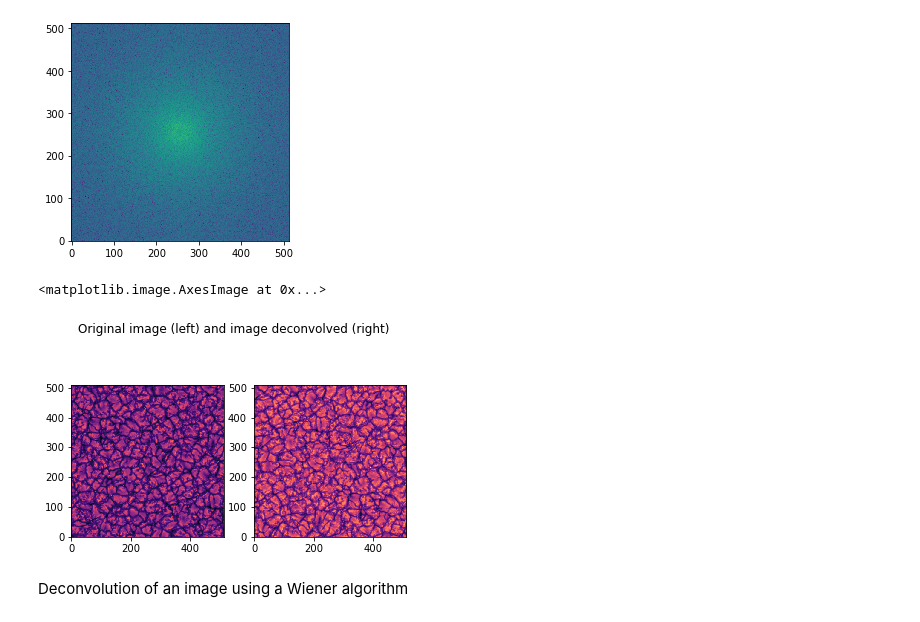
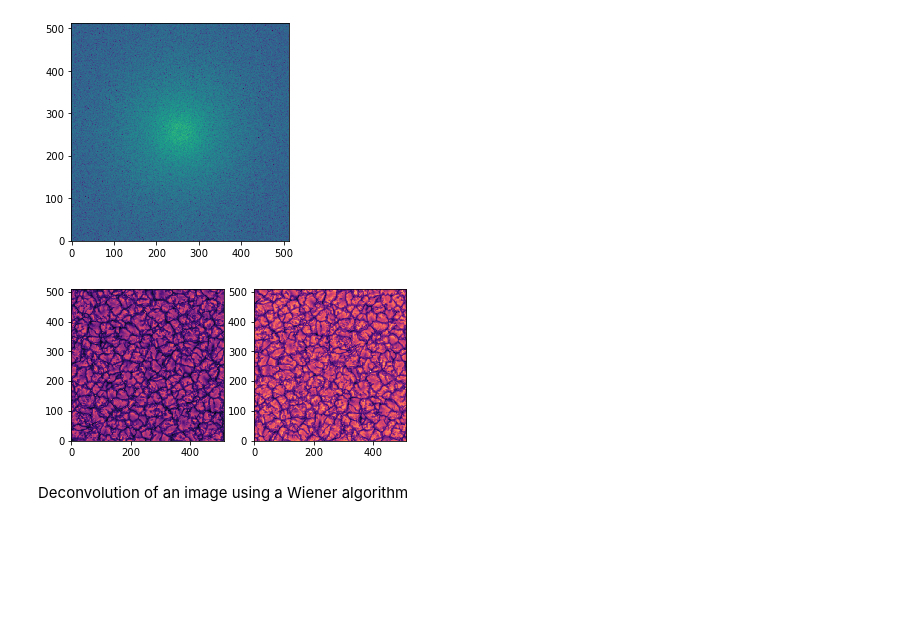
Before and after one commit to anmgomezmo/Homework-1-Solar-Astrophysics, a Jupyter notebook: Problem 2 .ipynb, the cells around one changed output. Saved outputs shown, nothing was run; the diff lists cells and outputs as text; code cells hidden in the pictures; blank space fills up the shorter version.

```diff
--- a/Problem 2 .ipynb
+++ b/Problem 2 .ipynb
@@ -62,7 +62,7 @@ plt.imshow(np.log10(psf_interpolated))
 [figure]
 # %%
 # load the image from file
-image = fits.open("synth_sun.fits")[0].data
+image = fits.open("/home/andresgo/Documents/Solar Astrophysics/Homework 1/synth_sun.fits")[0].data
 plt.imshow(image,origin='lower',cmap='magma')
 # %% [output]
 <matplotlib.image.AxesImage at 0x...>
@@ -143,17 +142,18 @@ plt.imshow(np.log10(Image_plot),origin='lower')
 <matplotlib.image.AxesImage at 0x...>
 [figure]
 # %%
-image_if = np.fft.ifft2(Image)  # Original image obtained from deconvolution of image_smeared and psf_interpolate
-image = fits.open("synth_sun.fits")[0].data
+# Original image obtained from deconvolution of image smeared and PSF interpolate
+image_if = np.fft.ifft2(Image)
+image = fits.open("/home/andresgo/Documents/Solar Astrophysics/Homework 1/synth_sun.fits")[0].data
 #image_if /= mean
-plt.suptitle('Original image (left) and image deconvolved (right)')
+#plt.suptitle('Original image (left) and image deconvolved (right)')
 plt.subplot(121)
 plt.imshow(image,origin='lower',cmap='magma')
 plt.subplot(122)
 plt.imshow(np.log10(np.abs(image_if)),origin='lower',cmap='magma')
+plt.savefig('deconvolve.png')
 # %% [output]
-<matplotlib.image.AxesImage at 0x...>
-[figure, old version]
+[figure, new version]
 # %% [markdown]
 Deconvolution of an image using a Wiener algorithm
 # %%
```
Also changed, not shown: parts of 6 cells of this notebook, 4 other files.
